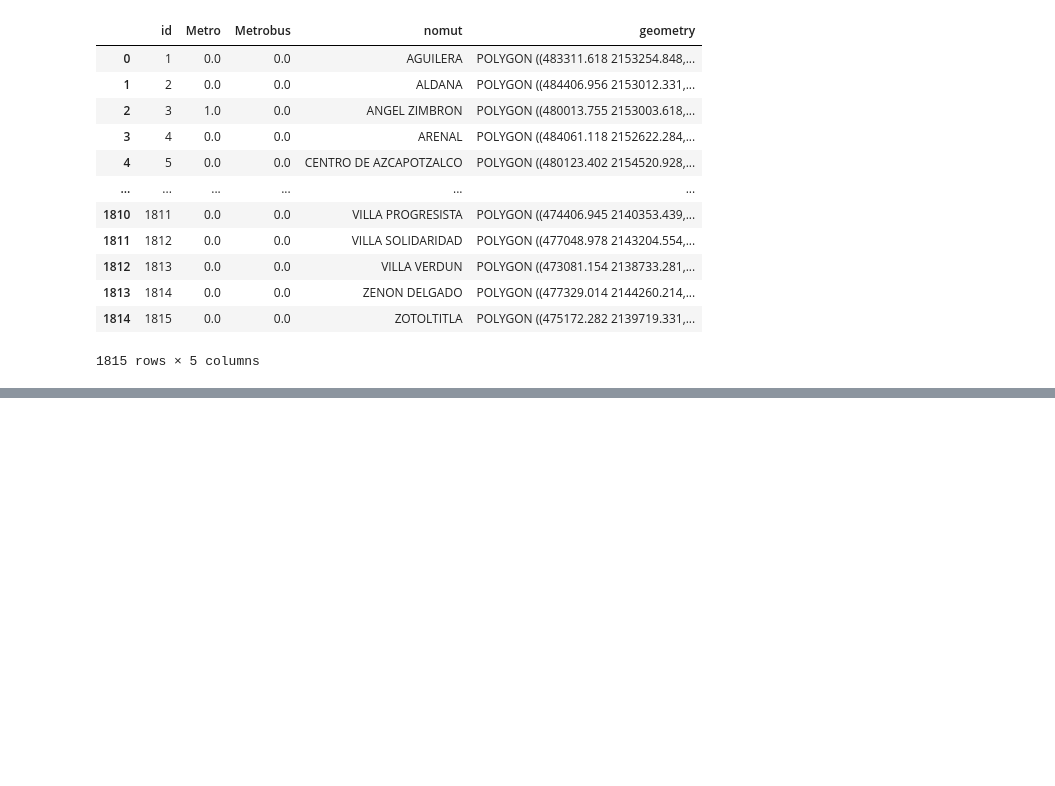
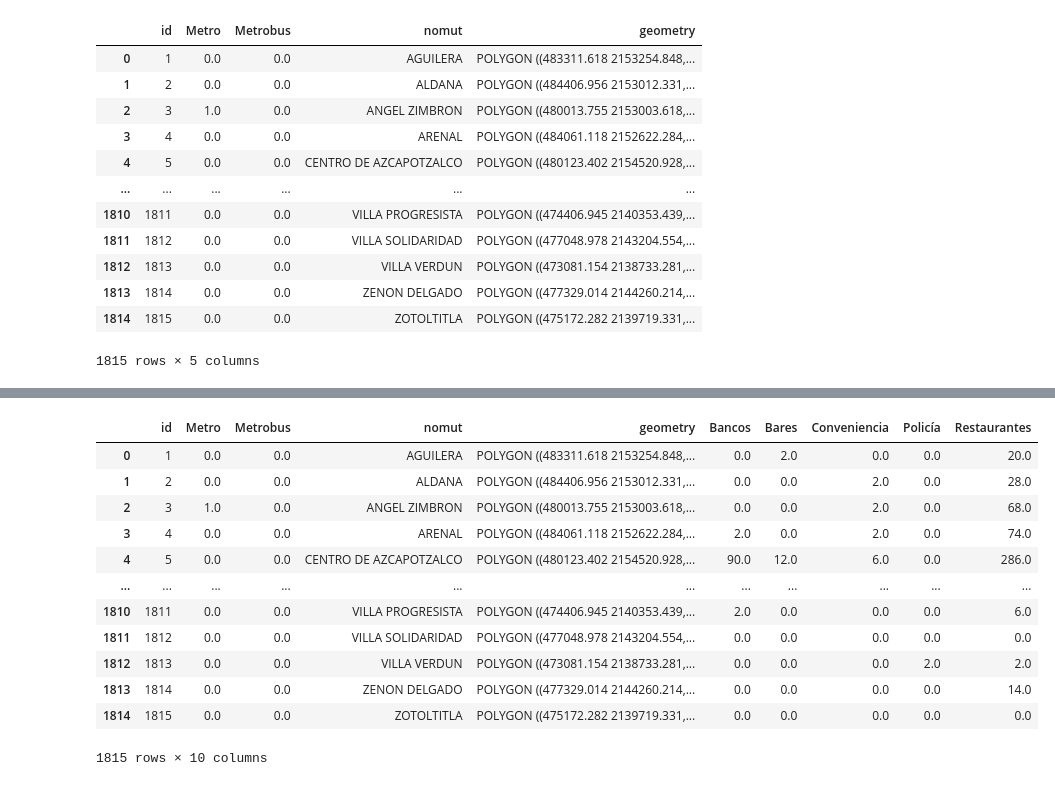
Before and after one commit to CentroGeo/pyLandUseMX, a Jupyter notebook: nbs/tutoriales/extraccion_actividades.ipynb, the cells around one changed output, grey strips where cells are left out. Cells and saved outputs as stored; diff of their text form; code cells hidden in the pictures; blank space fills up the shorter version.

```diff
--- a/nbs/tutoriales/extraccion_actividades.ipynb
+++ b/nbs/tutoriales/extraccion_actividades.ipynb
@@ -138,7 +153,7 @@ Hasta aquí utilizamos el Denue como fuente de datos, pero también podemos util
 
 Las estaciones se pueden descargar de [aquí](https://datos.cdmx.gob.mx/dataset/lineas-y-estaciones-del-metro). Vienen dos _shapes_ uno con las líneas y otro con las estaciones, en este caso vamos a usar sólo el de las estaciones.
 # %%
-metro = gpd.read_file("../datos/descargas/STC_Metro_estaciones_utm14n.zip")
+metro = gpd.read_file("../../datos/descargas/STC_Metro_estaciones_utm14n.zip")
 metro
 # %% [output]
 |  | SISTEMA | NOMBRE | LINEA | EST | CVE_EST | CVE_EOD17 | TIPO | ALCALDIAS | AÑO | geometry |
@@ -172,7 +187,7 @@ metro.head()
 
 Ahora hacemos lo mismo con los datos del metrobús que se pueden descargar de [aquí](https://datos.cdmx.gob.mx/dataset/geolocalizacion-metrobus). Estos datos vienen en UTM, entonces vamos a necesitar reproyectarlos para después poderlos concatenar con los otros.
 # %%
-metrobus = gpd.read_file("../datos/descargas/Metrobus_estaciones_rutas_utm14n.zip")
+metrobus = gpd.read_file("../../datos/descargas/Metrobus_estaciones_rutas_utm14n.zip")
 metrobus = metrobus.to_crs(4326)
 metrobus.loc[:, 'Categoria'] = "Metrobus"
 metrobus = metrobus.loc[:, ['Categoria', 'geometry']]
@@ -208,0 +231,17 @@ transporte_colonias.datos
+# %%
+completo = transporte_colonias.datos.merge(denue_colonia.datos[['id','Bancos', 'Bares', 'Conveniencia', 'Policía', 'Restaurantes']], on='id')
+completo
+# %% [output]
+|  | id | Metro | Metrobus | nomut | geometry | Bancos | Bares | Conveniencia | Policía | Restaurantes |
+| 0 | 1 | 0.0 | 0.0 | AGUILERA | POLYGON ((483311.618 2153254.848,... | 0.0 | 2.0 | 0.0 | 0.0 | 20.0 |
+| 1 | 2 | 0.0 | 0.0 | ALDANA | POLYGON ((484406.956 2153012.331,... | 0.0 | 0.0 | 2.0 | 0.0 | 28.0 |
+| 2 | 3 | 1.0 | 0.0 | ANGEL ZIMBRON | POLYGON ((480013.755 2153003.618,... | 0.0 | 0.0 | 2.0 | 0.0 | 68.0 |
+| 3 | 4 | 0.0 | 0.0 | ARENAL | POLYGON ((484061.118 2152622.284,... | 2.0 | 0.0 | 2.0 | 0.0 | 74.0 |
+| 4 | 5 | 0.0 | 0.0 | CENTRO DE AZCAPOTZALCO | POLYGON ((480123.402 2154520.928,... | 90.0 | 12.0 | 6.0 | 0.0 | 286.0 |
+| ... | ... | ... | ... | ... | ... | ... | ... | ... | ... | ... |
+| 1810 | 1811 | 0.0 | 0.0 | VILLA PROGRESISTA | POLYGON ((474406.945 2140353.439,... | 2.0 | 0.0 | 0.0 | 0.0 | 6.0 |
+| 1811 | 1812 | 0.0 | 0.0 | VILLA SOLIDARIDAD | POLYGON ((477048.978 2143204.554,... | 0.0 | 0.0 | 0.0 | 0.0 | 0.0 |
+| 1812 | 1813 | 0.0 | 0.0 | VILLA VERDUN | POLYGON ((473081.154 2138733.281,... | 0.0 | 0.0 | 0.0 | 2.0 | 2.0 |
+| 1813 | 1814 | 0.0 | 0.0 | ZENON DELGADO | POLYGON ((477329.014 2144260.214,... | 0.0 | 0.0 | 0.0 | 0.0 | 14.0 |
+| 1814 | 1815 | 0.0 | 0.0 | ZOTOLTITLA | POLYGON ((475172.282 2139719.331,... | 0.0 | 0.0 | 0.0 | 0.0 | 0.0 |
+1815 rows × 10 columns
```
Also changed, not shown: parts of 6 cells of this notebook, 2 other files.
